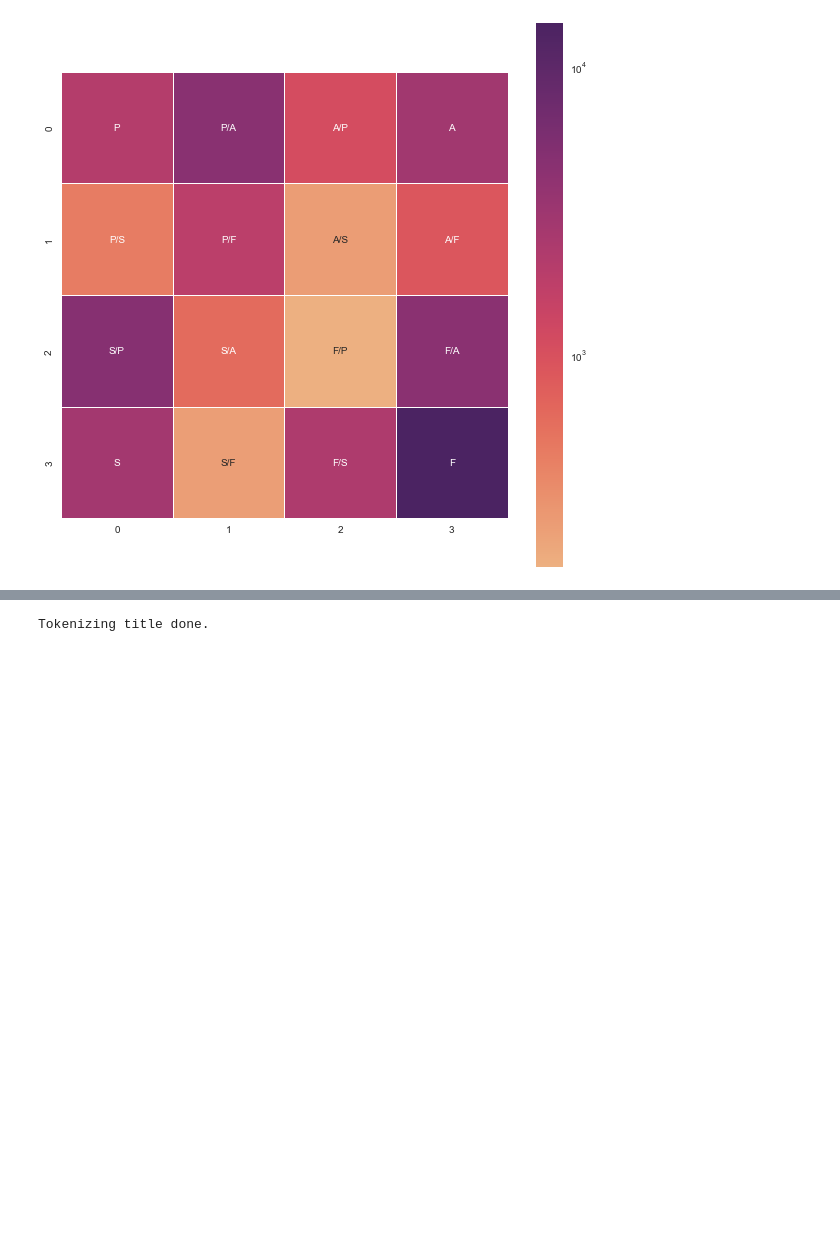
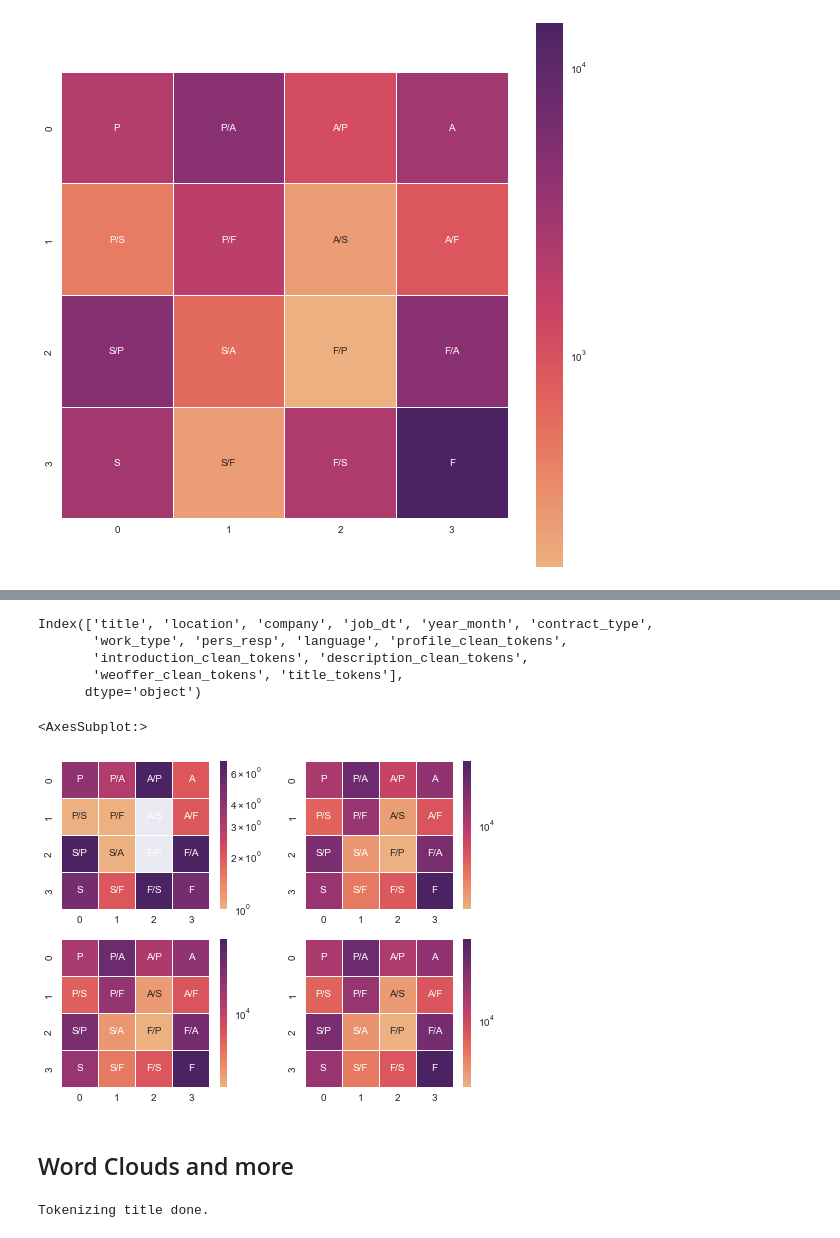
Before and after one commit to sharasivam/stellenanzeigen, a Jupyter notebook: story.ipynb, the cells around one changed output, grey strips where cells are left out. Saved outputs shown, nothing was run; the diff lists cells and outputs as text; code cells hidden in the pictures; blank space fills up the shorter version.

```diff
--- a/story.ipynb
+++ b/story.ipynb
@@ -563,3 +563,42 @@ print(junior_coarse)
+# %%
+df.columns
+# %% [output]
+Index(['title', 'location', 'company', 'job_dt', 'year_month', 'contract_type',
+       'work_type', 'pers_resp', 'language', 'profile_clean_tokens',
+       'introduction_clean_tokens', 'description_clean_tokens',
+       'weoffer_clean_tokens', 'title_tokens'],
+      dtype='object')
+# %%
+mask_20q1 = df[(df['year_month'] > '2019-12-31') & (df['year_month'] < '2020-04-01')]
+q1_20 = countall(mask_20q1['profile_clean_tokens'])
+q1_20_arr = synarr(q1_20)
+q1_20_coarse = coarser(q1_20_arr)
+
+mask_20q2 = df[(df['year_month'] > '2020-03-31') & (df['year_month'] < '2020-07-01')]
+q2_20 = countall(mask_20q2['profile_clean_tokens'])
+q2_20_arr = synarr(q2_20)
+q2_20_coarse = coarser(q2_20_arr)
+
+mask_20q3 = df[(df['year_month'] > '2020-06-30') & (df['year_month'] < '2020-10-01')]
+q3_20 = countall(mask_20q3['profile_clean_tokens'])
+q3_20_arr = synarr(q3_20)
+q3_20_coarse = coarser(q3_20_arr)
+
+mask_20q4 = df[(df['year_month'] > '2020-09-30') & (df['year_month'] < '2021-01-01')]
+q4_20 = countall(mask_20q4['profile_clean_tokens'])
+q4_20_arr = synarr(q4_20)
+q4_20_coarse = coarser(q4_20_arr)
+
+fig, ((ax, ax2), (ax3, ax4)) = plt.subplots(2, 2, figsize=(8, 6))
+kode_matrix(q1_20_coarse, ax)
+kode_matrix(q2_20_coarse, ax2)
+kode_matrix(q3_20_coarse, ax3)
+kode_matrix(q4_20_coarse, ax4)
+# %% [output]
+<AxesSubplot:>
+[figure, added]
+# %% [markdown]
+## Word Clouds and more
 # %%
 tokenizer(df, 'title')
 # %% [output]
```
Also changed, not shown: parts of 4 cells of this notebook.
